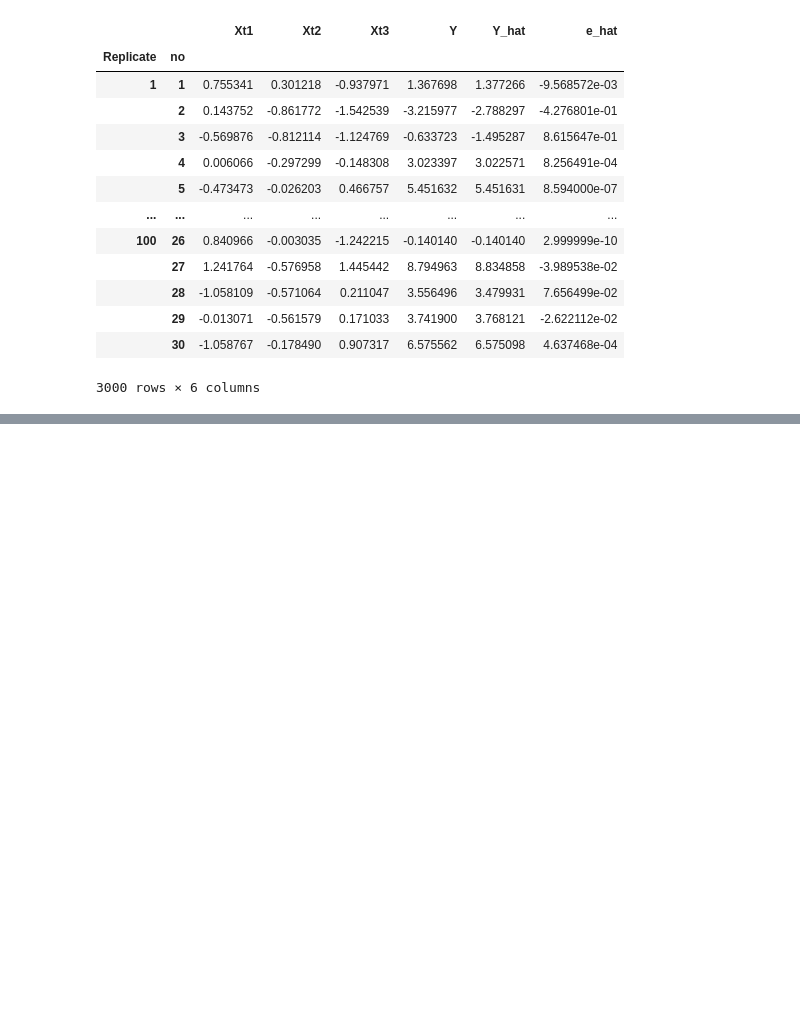
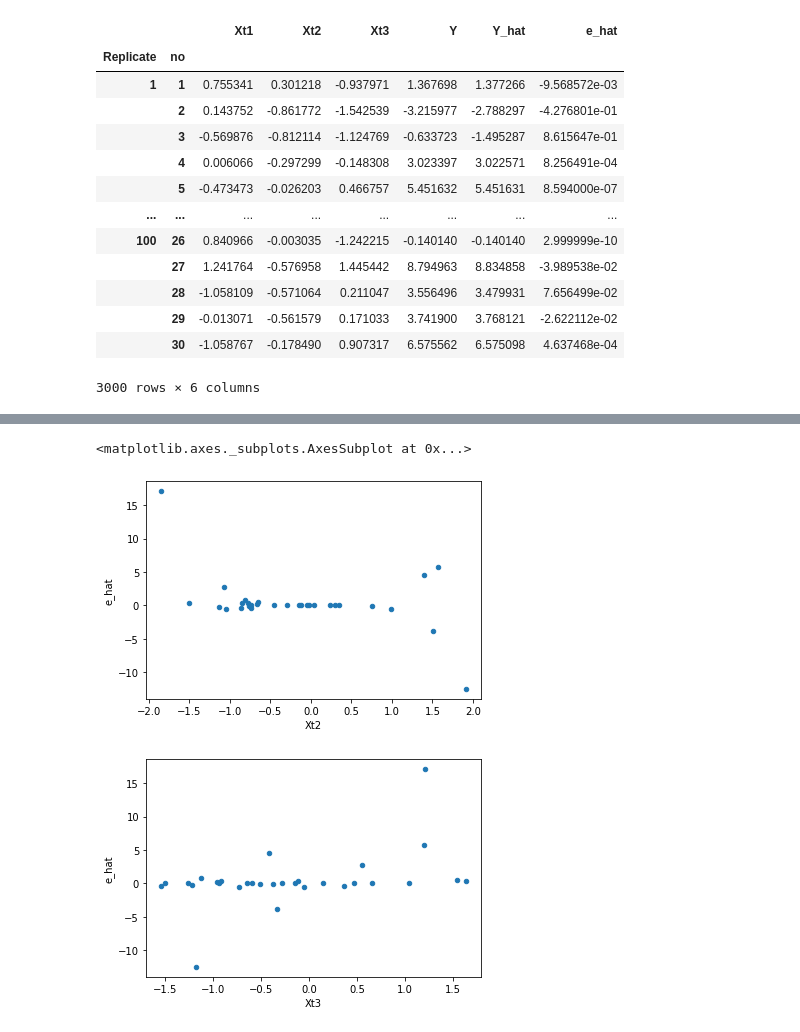
Before and after one commit to iam-fern/Research, a Jupyter notebook: ex_plot.ipynb, the cells around one changed output, grey strips where cells are left out. Saved outputs shown, nothing was run; the diff lists cells and outputs as text; code cells hidden in the pictures; blank space fills up the shorter version.

```diff
--- a/ex_plot.ipynb
+++ b/ex_plot.ipynb
@@ -116,0 +147,7 @@ table_data
+# %%
+new_table.plot(x ='Xt2', y='e_hat', kind = 'scatter')
+new_table.plot(x ='Xt3', y='e_hat', kind = 'scatter')
+# %% [output]
+<matplotlib.axes._subplots.AxesSubplot at 0x...>
+[figure, added]
+[figure, added]
```
Also changed, not shown: parts of 2 cells of this notebook.
